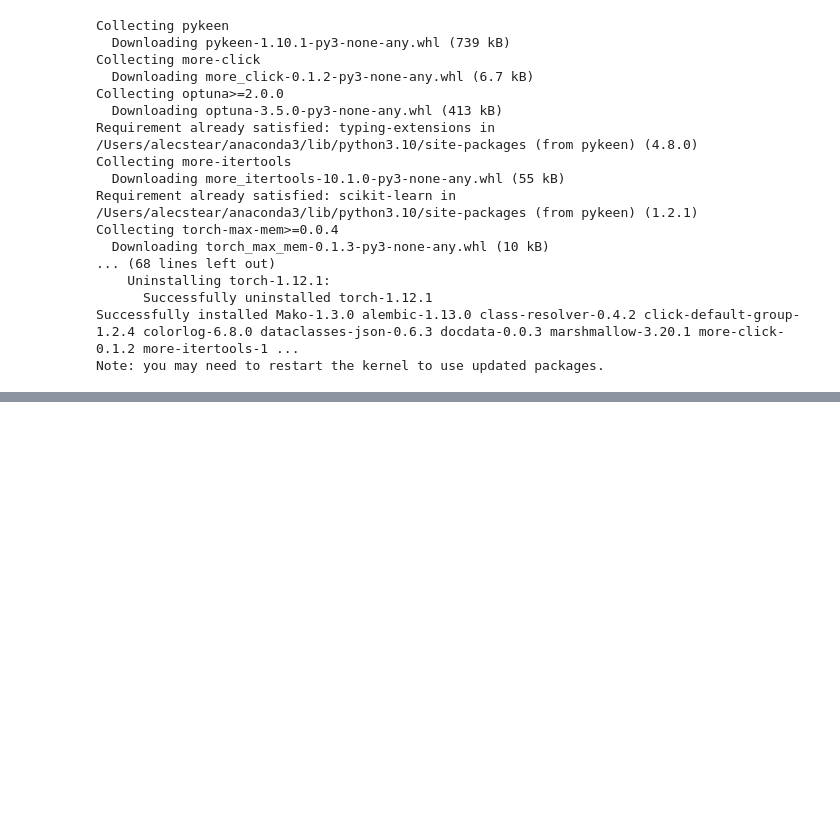
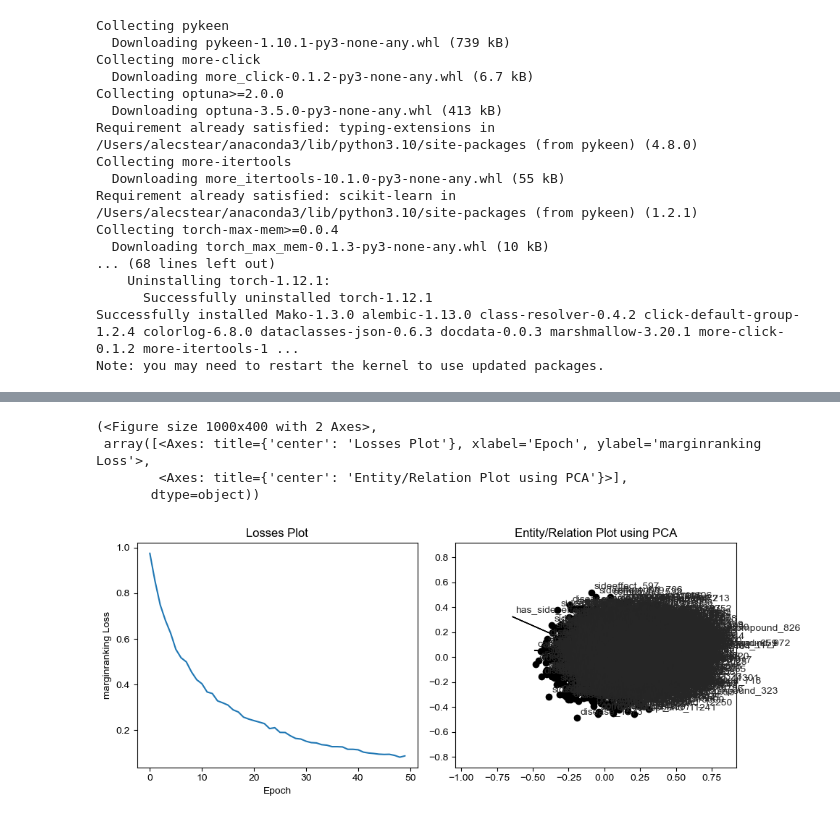
Before and after one commit to stear-alec/Knowledge_Graph, a Jupyter notebook: Using Pykeen.ipynb, the cells around one changed output, grey strips where cells are left out. Saved outputs shown, nothing was run; the diff lists cells and outputs as text; code cells hidden in the pictures; blank space fills up the shorter version.

Commit message:
first pykeen look

```diff
--- a/Using Pykeen.ipynb
+++ b/Using Pykeen.ipynb
@@ -38,0 +24,8 @@ pykeen.env()
+# %%
+#creating SPO triples
+path = '/Users/alecstear/Documents/GitHub/Knowledge_Graph/Merged_querys.tsv'
+triples_df = TriplesFactory.from_path(path)
+# %%
+from pykeen.models import TransE
+
+training, testing = triples_df.split()
@@ -38,0 +34,2 @@ pykeen.env()
+# %%
+result = pipeline(training=training, testing=testing, model='TransE', epochs=50)  # short epochs for testing - you should go higher)
@@ -38,0 +43,8 @@ pykeen.env()
+# %%
+result.plot()
+# %% [output]
+(<Figure size 1000x400 with 2 Axes>,
+ array([<Axes: title={'center': 'Losses Plot'}, xlabel='Epoch', ylabel='marginranking Loss'>,
+        <Axes: title={'center': 'Entity/Relation Plot using PCA'}>],
+       dtype=object))
+[figure, added]
```
Also changed, not shown: parts of 5 cells of this notebook, 2 other files.
